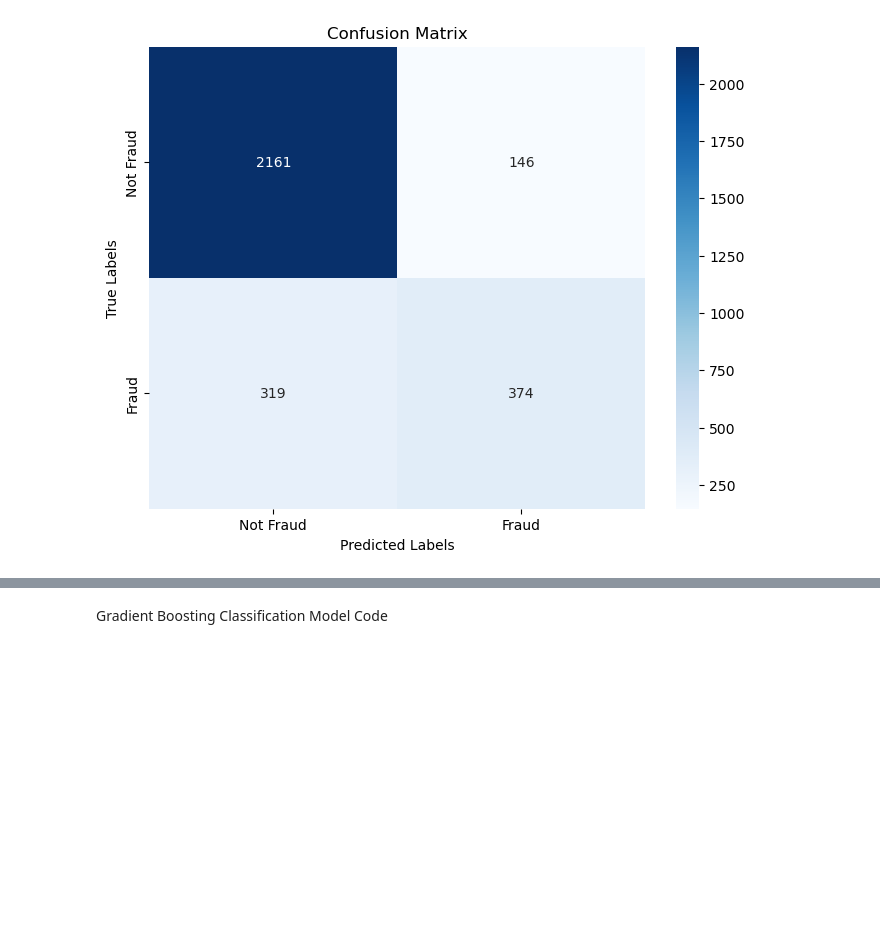
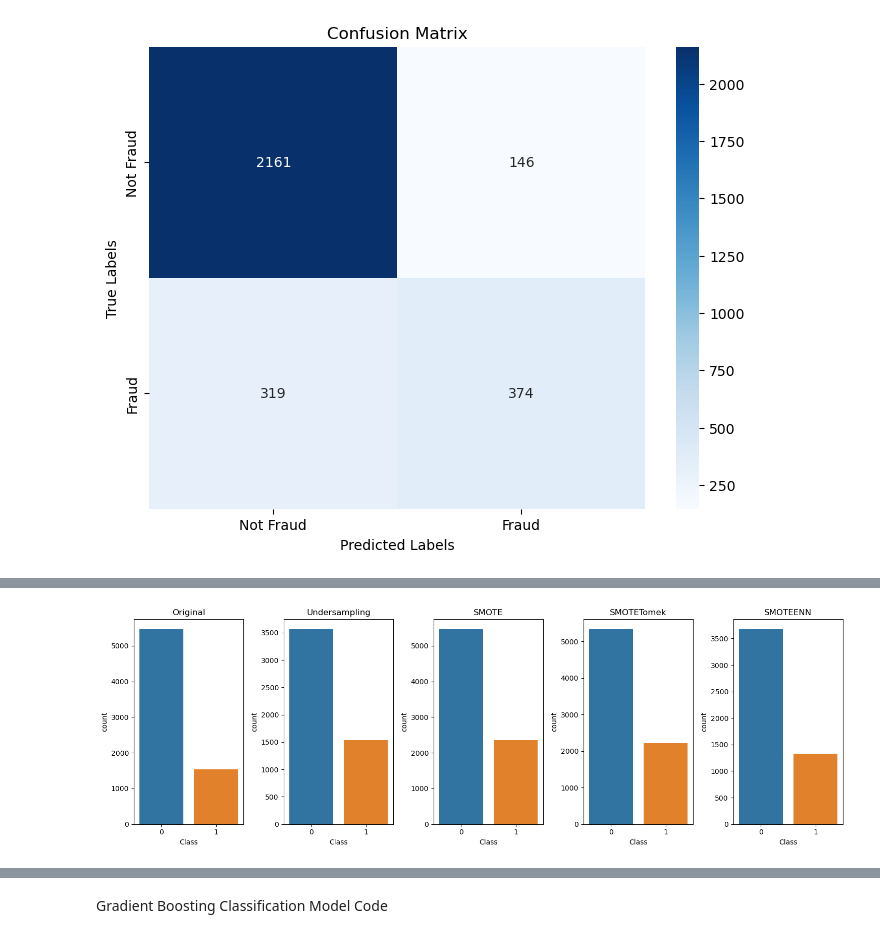
Before and after one commit to rachelletwq/inf2008-grp9-project, a Jupyter notebook: BankFraud.ipynb, the cells around one changed output, grey strips where cells are left out. Cells and saved outputs as stored; diff of their text form; code cells hidden in the pictures; blank space fills up the shorter version.

Commit message:
Resampling with 70/30 + 50/50 split

```diff
--- a/BankFraud.ipynb
+++ b/BankFraud.ipynb
@@ -370,0 +421,82 @@ plt.show()
+# %%
+# 70/30 split
+from imblearn.over_sampling import SMOTE
+from imblearn.under_sampling import RandomUnderSampler
+from imblearn.combine import SMOTETomek, SMOTEENN
+
+Xacc_train, Xacc_test, Yacc_train, Yacc_test = model_selection.train_test_split(Xacc, Yacc, test_size=0.3, random_state=1)
+
+sc = StandardScaler()
+Xacc_train = sc.fit_transform(Xacc_train)
+Xacc_test = sc.transform(Xacc_test)
+
+
+# Resample only to the training data
+# Setting sampling_strategy=0.43 will give roughly 70:30 ratio (non-fraud:fraud)
+
+# 1. Undersampling
+undersampler = RandomUnderSampler(sampling_strategy=0.43, random_state=42)
+X_under, y_under = undersampler.fit_resample(Xacc_train, Yacc_train)
+
+# 2. SMOTE only
+smote = SMOTE(sampling_strategy=0.43, random_state=42)
+X_smote, y_smote = smote.fit_resample(Xacc_train, Yacc_train)
+
+# 3. SMOTETomek (SMOTE + Tomek Links)
+smotetomek = SMOTETomek(sampling_strategy=0.43, random_state=42)
+X_smotetomek, y_smotetomek = smotetomek.fit_resample(Xacc_train, Yacc_train)
+
+# 4. SMOTEENN (SMOTE + Edited Nearest Neighbors)
+smoteenn = SMOTEENN(sampling_strategy=0.43, random_state=42)
+X_smoteenn, y_smoteenn = smoteenn.fit_resample(Xacc_train, Yacc_train)
+
+# Print distributions for comparison
+print("Original distribution:")
+print(pd.Series(Yacc_train).value_counts(normalize=True))
+print("\nUndersampling distribution:")
+print(pd.Series(y_under).value_counts(normalize=True))
+print("\nSMOTE distribution:")
+print(pd.Series(y_smote).value_counts(normalize=True))
+print("\nSMOTETomek distribution:")
+print(pd.Series(y_smotetomek).value_counts(normalize=True))
+print("\nSMOTEENN distribution:")
+print(pd.Series(y_smoteenn).value_counts(normalize=True))
+
+# Visualize distributions
+plt.figure(figsize=(15, 5))
+
+# Create DataFrames for each distribution to be plotted
+df_original = pd.DataFrame({'Class': Yacc_train})
+df_under = pd.DataFrame({'Class': y_under})
+df_smote = pd.DataFrame({'Class': y_smote})
+df_smotetomek = pd.DataFrame({'Class': y_smotetomek})
+df_smoteenn = pd.DataFrame({'Class': y_smoteenn})
+
+# Original
+plt.subplot(151)
+sns.countplot(data=df_original, x='Class')
+plt.title('Original')
+
+# Undersampling
+plt.subplot(152)
+sns.countplot(data=df_under, x='Class')
+plt.title('Undersampling')
+
+# SMOTE
+plt.subplot(153)
+sns.countplot(data=df_smote, x='Class')
+plt.title('SMOTE')
+
+# SMOTETomek
+plt.subplot(154)
+sns.countplot(data=df_smotetomek, x='Class')
+plt.title('SMOTETomek')
+
+# SMOTEENN
+plt.subplot(155)
+sns.countplot(data=df_smoteenn, x='Class')
+plt.title('SMOTEENN')
+
+plt.tight_layout()
+plt.show()
+# %% [output]
@@ -370,0 +520 @@ plt.show()
+[figure, added]
```
Also changed, not shown: parts of 9 cells of this notebook.
